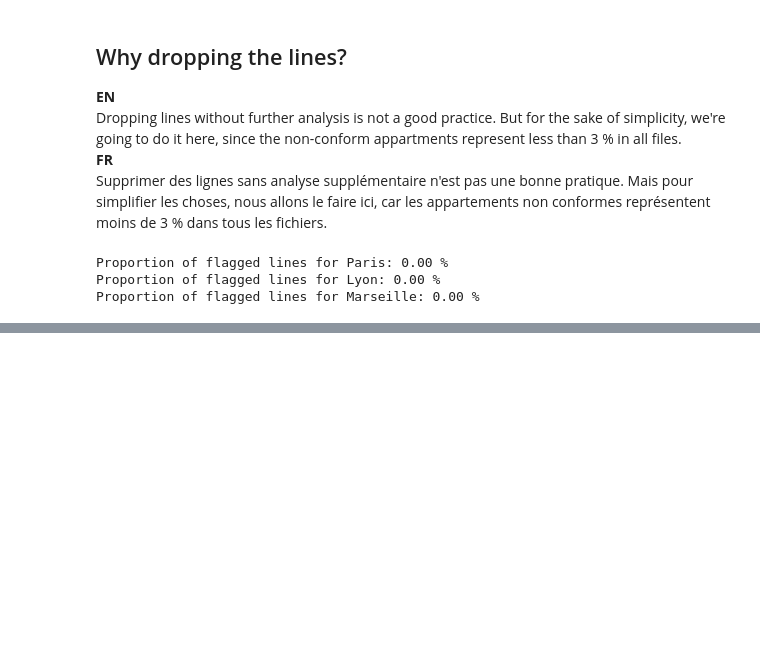
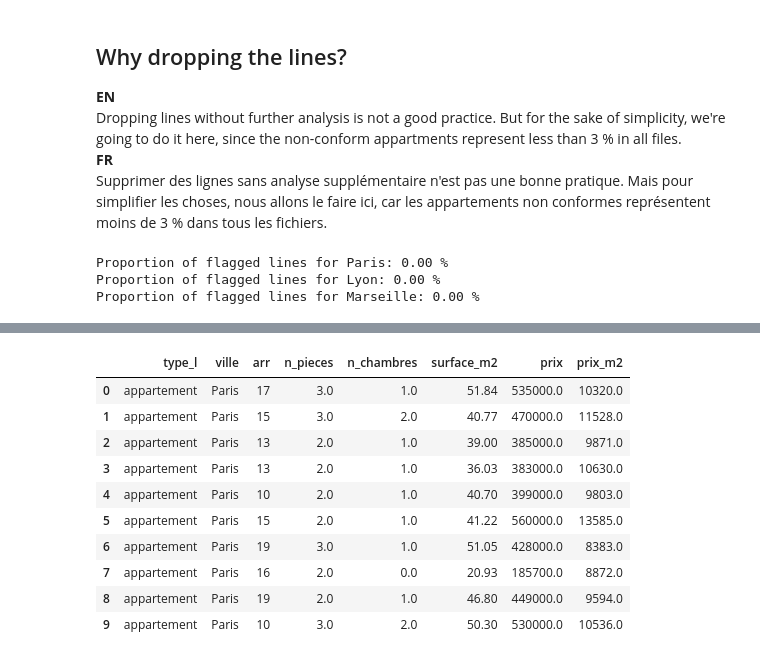
Before and after one commit to NichitaCP/RE, a Jupyter notebook: data_cleaning.ipynb, the cells around one changed output, grey strips where cells are left out. Cells and saved outputs as stored; diff of their text form; code cells hidden in the pictures; blank space fills up the shorter version.

```diff
--- a/data_cleaning.ipynb
+++ b/data_cleaning.ipynb
@@ -256,0 +324,9 @@ df.head()
+# %%
+df['prix'] = df['prix'].str.replace('eur| ', '', regex=True).str.strip()
+df['prix'] = pd.to_numeric(df['prix'], errors='coerce')
+df = df.dropna(subset=['prix', 'surface_m2'])
+cols = ["type_l", "ville", "arr", "n_pieces", "n_chambres", "surface_m2", "prix"]
+df_pml = df.loc[:, cols]
+df_pml['prix_m2'] = df['prix'] // df['surface_m2']
+df_pml['arr'] = df_pml.arr.astype('int')
+df_pml.info()
@@ -256,0 +359,14 @@ df.head()
+# %%
+df_pml.head(10)
+# %% [output]
+|  | type_l | ville | arr | n_pieces | n_chambres | surface_m2 | prix | prix_m2 |
+| 0 | appartement | Paris | 17 | 3.0 | 1.0 | 51.84 | 535000.0 | 10320.0 |
+| 1 | appartement | Paris | 15 | 3.0 | 2.0 | 40.77 | 470000.0 | 11528.0 |
+| 2 | appartement | Paris | 13 | 2.0 | 1.0 | 39.00 | 385000.0 | 9871.0 |
+| 3 | appartement | Paris | 13 | 2.0 | 1.0 | 36.03 | 383000.0 | 10630.0 |
+| 4 | appartement | Paris | 10 | 2.0 | 1.0 | 40.70 | 399000.0 | 9803.0 |
+| 5 | appartement | Paris | 15 | 2.0 | 1.0 | 41.22 | 560000.0 | 13585.0 |
+| 6 | appartement | Paris | 19 | 3.0 | 1.0 | 51.05 | 428000.0 | 8383.0 |
+| 7 | appartement | Paris | 16 | 2.0 | 0.0 | 20.93 | 185700.0 | 8872.0 |
+| 8 | appartement | Paris | 19 | 2.0 | 1.0 | 46.80 | 449000.0 | 9594.0 |
+| 9 | appartement | Paris | 10 | 3.0 | 2.0 | 50.30 | 530000.0 | 10536.0 |
```
Also changed, not shown: parts of 13 cells of this notebook.
